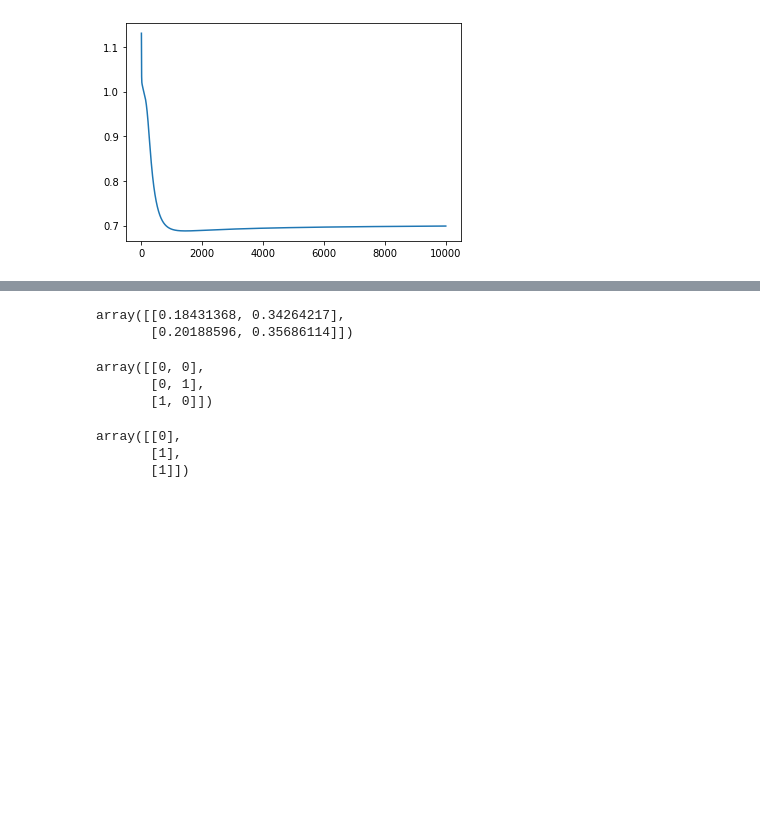
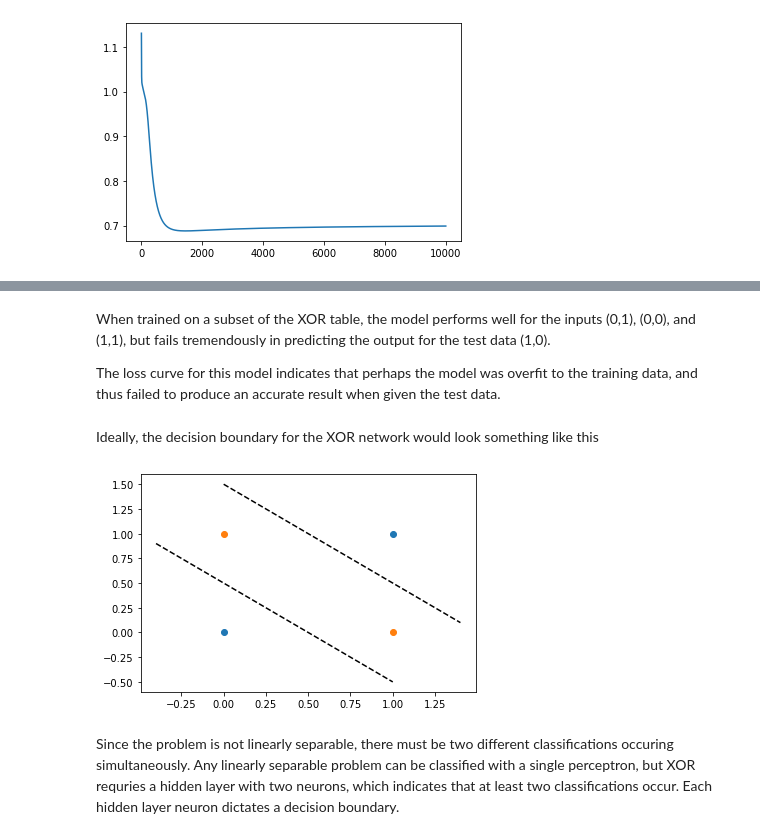
Before and after one commit to gluckt/complex_systems_lab1, a Jupyter notebook: Lab1.ipynb, the cells around one changed output, grey strips where cells are left out. Saved outputs shown, nothing was run; the diff lists cells and outputs as text; code cells hidden in the pictures; blank space fills up the shorter version.

```diff
--- a/Lab1.ipynb
+++ b/Lab1.ipynb
@@ -501,17 +430,16 @@ plt.scatter([0,1], [1,0]);
-# %%
-g2
-# %% [output]
-array([[0.18431368, 0.34264217],
-       [0.20188596, 0.35686114]])
-# %%
-Xtr
-# %% [output]
-array([[0, 0],
-       [0, 1],
-       [1, 0]])
-# %%
- XOR_table[0:3,-1].reshape(-1,1)
-# %% [output]
-array([[0],
-       [1],
-       [1]])
+# %% [markdown]
+When trained on a subset of the XOR table, the model performs well for the inputs (0,1), (0,0), and (1,1), but fails tremendously in predicting the output for the test data (1,0).
+
+The loss curve for this model indicates that perhaps the model was overfit to the training data, and thus failed to produce an accurate result when given the test data.
+# %% [markdown]
+Ideally, the decision boundary for the XOR network would look something like this
+# %%
+plt.scatter([0,1], [0,1]);
+plt.scatter([0,1], [1,0]);
+plt.plot(np.linspace(-.4,1), .5 - 1*np.linspace(-.4,1), 'k--');
+plt.plot(np.linspace(0,1.4), 1.5 - 1*np.linspace(0,1.4), 'k--');
+# %% [output]
+[figure, added]
+# %% [markdown]
+Since the problem is not linearly separable, there must be two different classifications occuring simultaneously. Any linearly separable problem can be classified with a single perceptron, but XOR requries a hidden layer with two neurons, which indicates that at least two classifications occur.
+Each hidden layer neuron dictates a decision boundary.
```
Also changed, not shown: parts of 20 cells of this notebook.
